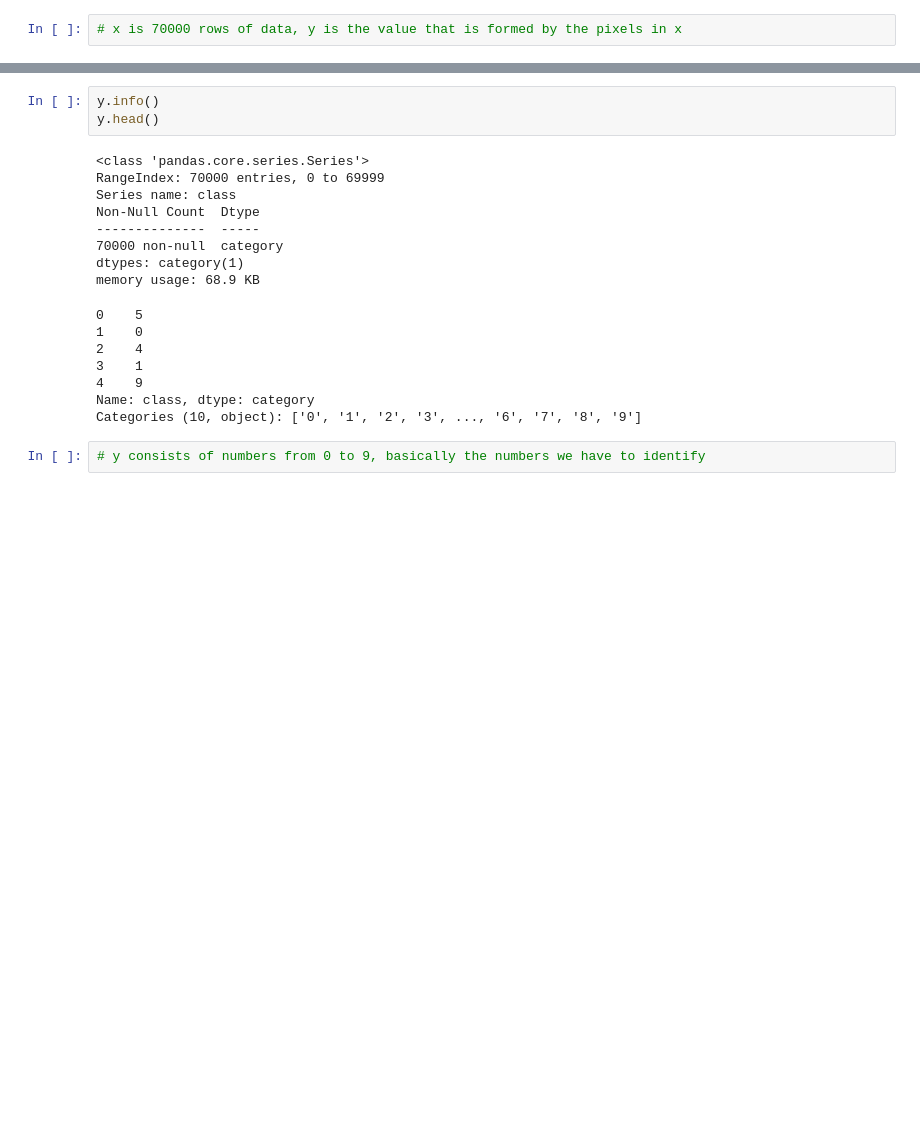
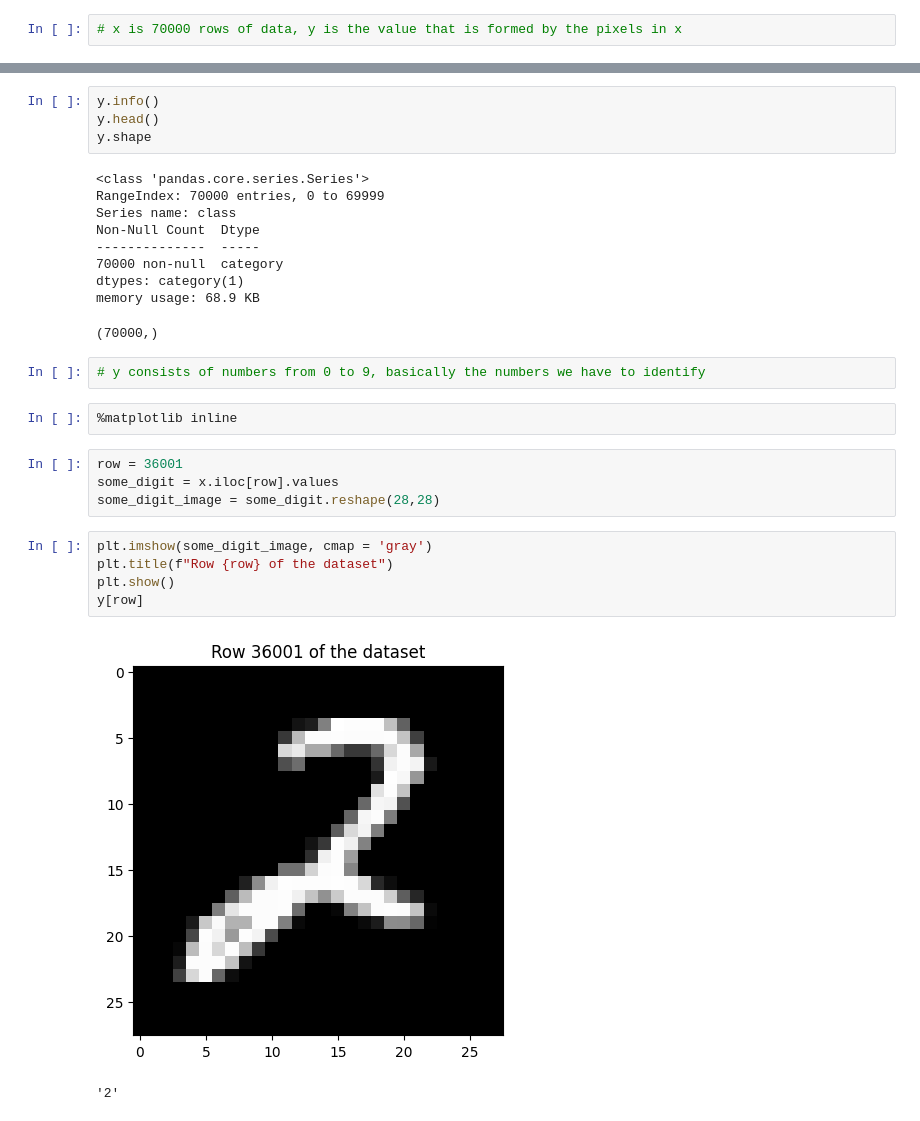
Before and after one commit to bharat1611/OCR_Handwritten_Digit_Recog, a Jupyter notebook: Ocr_Handwritten_Digit_Recog.ipynb, the cells around one changed output, grey strips where cells are left out. Saved outputs shown, nothing was run; the diff lists cells and outputs as text; blank space fills up the shorter version.

```diff
--- a/Ocr_Handwritten_Digit_Recog.ipynb
+++ b/Ocr_Handwritten_Digit_Recog.ipynb
@@ -49,6 +45,7 @@ memory usage: 418.7 MB
 # %%
 y.info()
 y.head()
+y.shape
 # %% [output]
 <class 'pandas.core.series.Series'>
 RangeIndex: 70000 entries, 0 to 69999
@@ -58,12 +55,20 @@ Non-Null Count  Dtype
 70000 non-null  category
 dtypes: category(1)
 memory usage: 68.9 KB
-0    5
-1    0
-2    4
-3    1
-4    9
-Name: class, dtype: category
-Categories (10, object): ['0', '1', '2', '3', ..., '6', '7', '8', '9']
+(70000,)
 # %%
 # y consists of numbers from 0 to 9, basically the numbers we have to identify
+# %%
+%matplotlib inline
+# %%
+row = 36001
+some_digit = x.iloc[row].values
+some_digit_image = some_digit.reshape(28,28)
+# %%
+plt.imshow(some_digit_image, cmap = 'gray')
+plt.title(f"Row {row} of the dataset")
+plt.show()
+y[row]
+# %% [output]
+[figure, added]
+'2'
```
Also changed, not shown: parts of 3 cells of this notebook.
